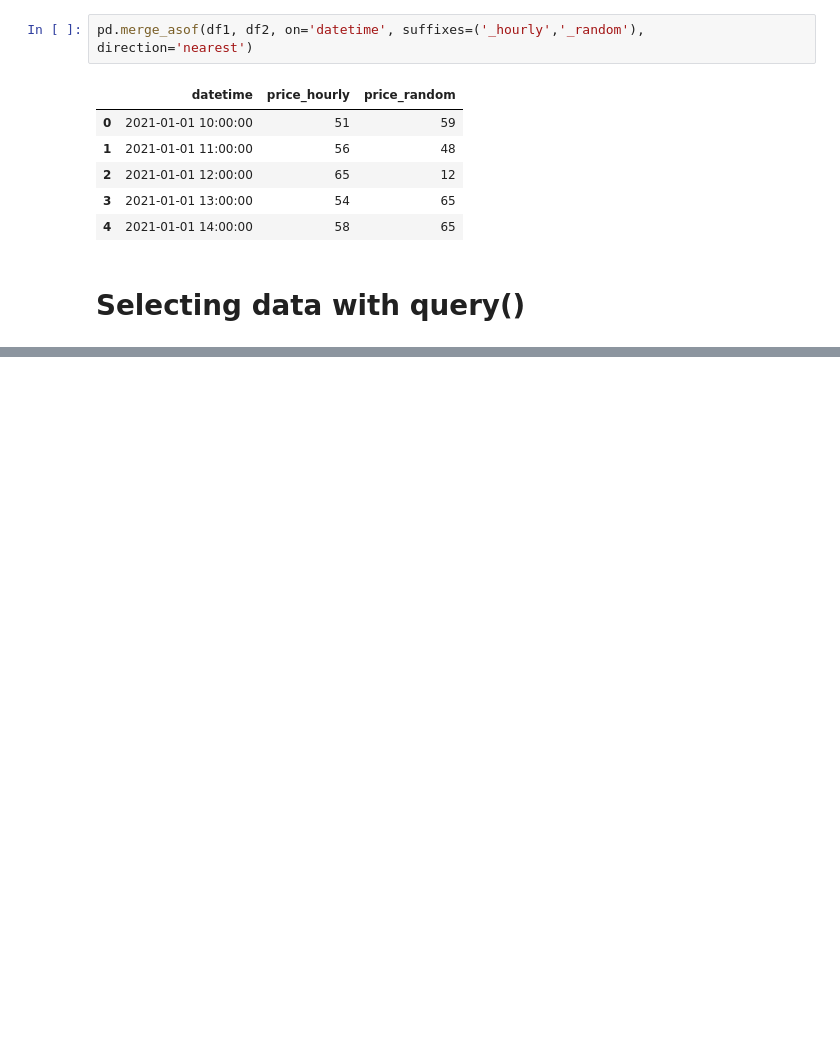
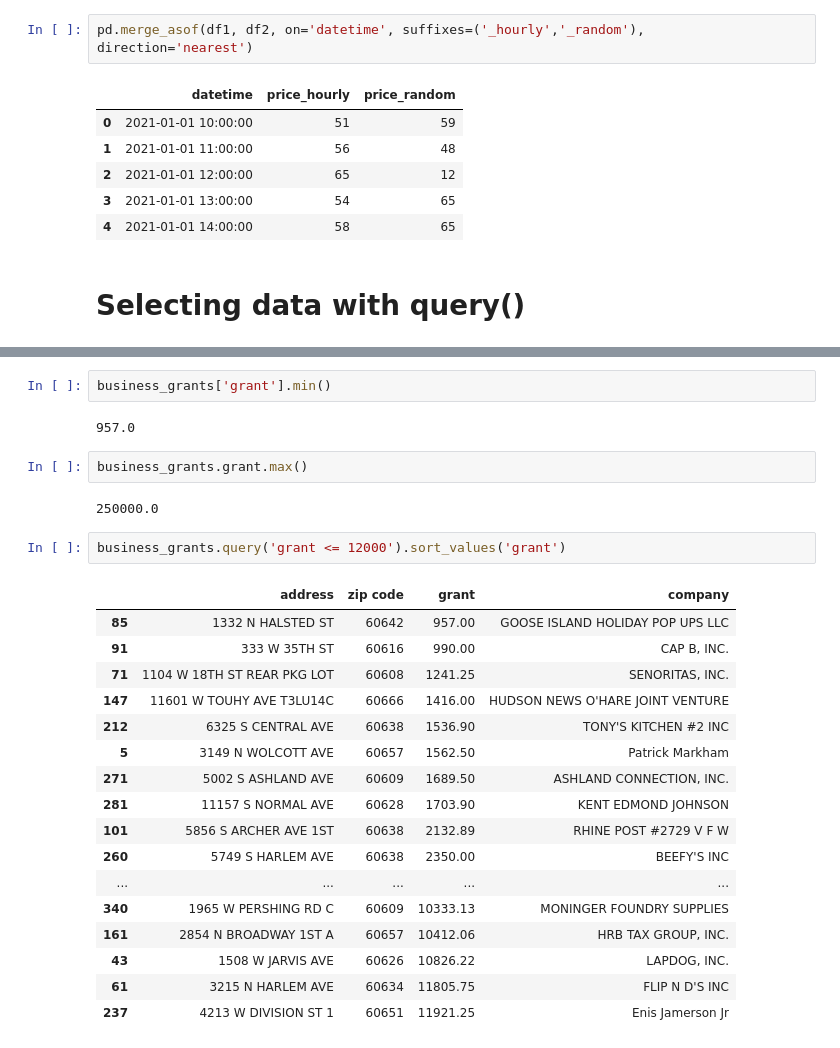
Before and after one commit to Jose-Servin/DataCamp, a Jupyter notebook: Courses/Joining_Data/Joining_Data_Pandas.ipynb, the cells around one changed output, grey strips where cells are left out. Saved outputs shown, nothing was run; the diff lists cells and outputs as text; blank space fills up the shorter version.

```diff
--- a/Courses/Joining_Data/Joining_Data_Pandas.ipynb
+++ b/Courses/Joining_Data/Joining_Data_Pandas.ipynb
@@ -1092,0 +1109,28 @@ pd.merge_asof(df1, df2, on='datetime', suffixes=('_hourly','_random'), direction
+# %%
+business_grants['grant'].min()
+# %% [output]
+957.0
+# %%
+business_grants.grant.max()
+# %% [output]
+250000.0
+# %%
+business_grants.query('grant <= 12000').sort_values('grant')
+# %% [output]
+|  | address | zip code | grant | company |
+| 85 | 1332 N HALSTED ST | 60642 | 957.00 | GOOSE ISLAND HOLIDAY POP UPS LLC |
+| 91 | 333 W 35TH ST | 60616 | 990.00 | CAP B, INC. |
+| 71 | 1104 W 18TH ST REAR PKG LOT | 60608 | 1241.25 | SENORITAS, INC. |
+| 147 | 11601 W TOUHY AVE T3LU14C | 60666 | 1416.00 | HUDSON NEWS O'HARE JOINT VENTURE |
+| 212 | 6325 S CENTRAL AVE | 60638 | 1536.90 | TONY'S KITCHEN #2 INC |
+| 5 | 3149 N WOLCOTT AVE | 60657 | 1562.50 | Patrick Markham |
+| 271 | 5002 S ASHLAND AVE | 60609 | 1689.50 | ASHLAND CONNECTION, INC. |
+| 281 | 11157 S NORMAL AVE | 60628 | 1703.90 | KENT EDMOND JOHNSON |
+| 101 | 5856 S ARCHER AVE 1ST | 60638 | 2132.89 | RHINE POST #2729 V F W |
+| 260 | 5749 S HARLEM AVE | 60638 | 2350.00 | BEEFY'S INC |
+| ... | ... | ... | ... | ... |
+| 340 | 1965 W PERSHING RD C | 60609 | 10333.13 | MONINGER FOUNDRY SUPPLIES |
+| 161 | 2854 N BROADWAY 1ST A | 60657 | 10412.06 | HRB TAX GROUP, INC. |
+| 43 | 1508 W JARVIS AVE | 60626 | 10826.22 | LAPDOG, INC. |
+| 61 | 3215 N HARLEM AVE | 60634 | 11805.75 | FLIP N D'S INC |
+| 237 | 4213 W DIVISION ST 1 | 60651 | 11921.25 | Enis Jamerson Jr |
```
Also changed, not shown: parts of 5 cells of this notebook.
